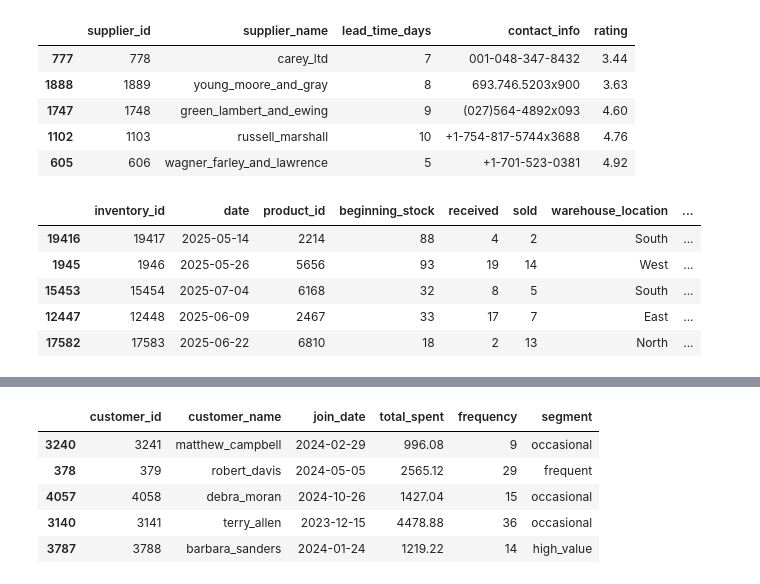
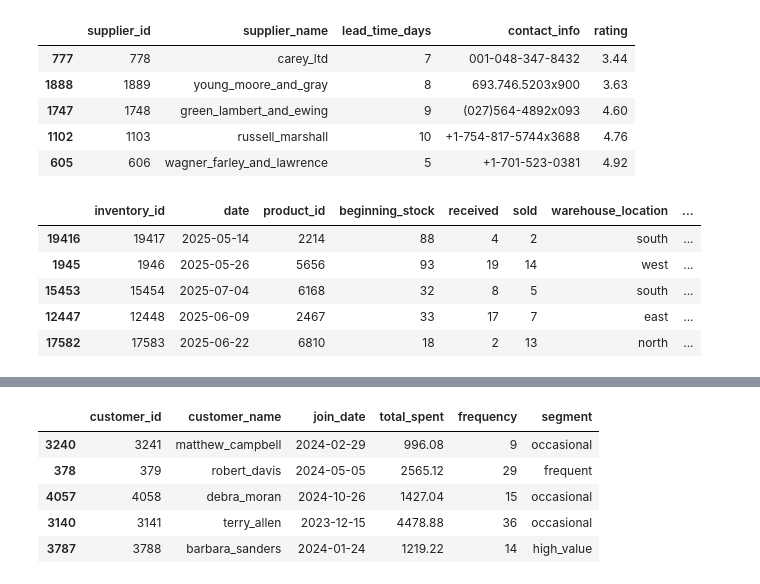
Before and after one commit to LuisPastranaLemus/P_20250706_Grocery_Store, a Jupyter notebook: notebooks/01_cleaning.ipynb, the cells around one changed output, grey strips where cells are left out. Cells and saved outputs as stored; diff of their text form; code cells hidden in the pictures.

```diff
--- a/notebooks/01_cleaning.ipynb
+++ b/notebooks/01_cleaning.ipynb
@@ -319,14 +319,15 @@ df_suppliers.sample(5, random_state=333)
 | 1102 | 1103 | russell_marshall | 10 | +1-754-817-5744x3688 | 4.76 |
 | 605 | 606 | wagner_farley_and_lawrence | 5 | +1-701-523-0381 | 4.92 |
 # %%
+df_inventory = normalize_string_format(df_inventory, include=['warehouse_location'])
 df_inventory.sample(5, random_state=333)
 # %% [output]
 |  | inventory_id | date | product_id | beginning_stock | received | sold | warehouse_location | ... |
-| 19416 | 19417 | 2025-05-14 | 2214 | 88 | 4 | 2 | South | ... |
-| 1945 | 1946 | 2025-05-26 | 5656 | 93 | 19 | 14 | West | ... |
-| 15453 | 15454 | 2025-07-04 | 6168 | 32 | 8 | 5 | South | ... |
-| 12447 | 12448 | 2025-06-09 | 2467 | 33 | 17 | 7 | East | ... |
-| 17582 | 17583 | 2025-06-22 | 6810 | 18 | 2 | 13 | North | ... |
+| 19416 | 19417 | 2025-05-14 | 2214 | 88 | 4 | 2 | south | ... |
+| 1945 | 1946 | 2025-05-26 | 5656 | 93 | 19 | 14 | west | ... |
+| 15453 | 15454 | 2025-07-04 | 6168 | 32 | 8 | 5 | south | ... |
+| 12447 | 12448 | 2025-06-09 | 2467 | 33 | 17 | 7 | east | ... |
+| 17582 | 17583 | 2025-06-22 | 6810 | 18 | 2 | 13 | north | ... |
 # %%
 df_transactions.sample(5, random_state=333)
 # %% [output]
```
Also changed, not shown: parts of 7 cells of this notebook, 5 other files.
